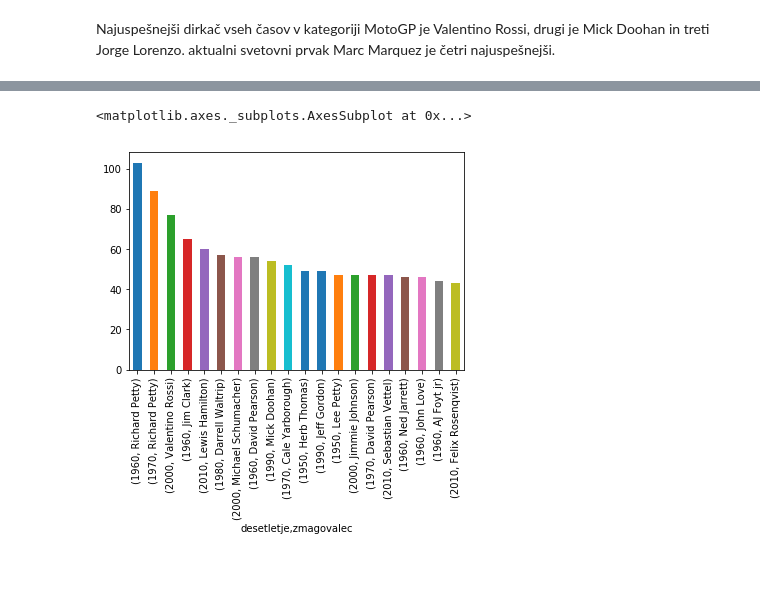
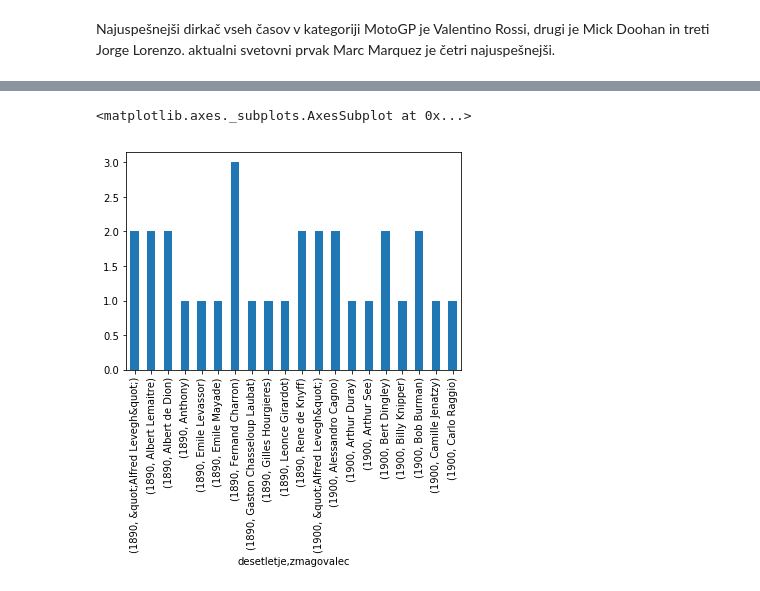
Before and after one commit to spelapetan/Avto-moto-sport-dirke, a Jupyter notebook: Analiza podatkov avto-moto dirk.ipynb, the cells around one changed output, grey strips where cells are left out. Drawn from its saved outputs; the diff is of its cells as text; code cells hidden in the pictures.

```diff
--- a/Analiza podatkov avto-moto dirk.ipynb
+++ b/Analiza podatkov avto-moto dirk.ipynb
@@ -239,5 +222,5 @@ dtype: int64
 # %%
-dirke.sort_values('zmagovalec').groupby(['desetletje', 'zmagovalec']).size().sort_values(ascending=False).head(20).plot.bar()
+(dirke.sort_values('zmagovalec').groupby(['desetletje', 'zmagovalec']).size().head(20)).plot.bar()
 # %% [output]
 <matplotlib.axes._subplots.AxesSubplot at 0x...>
-[figure, old version]
+[figure, new version]
```
Also changed, not shown: parts of 21 cells of this notebook.
